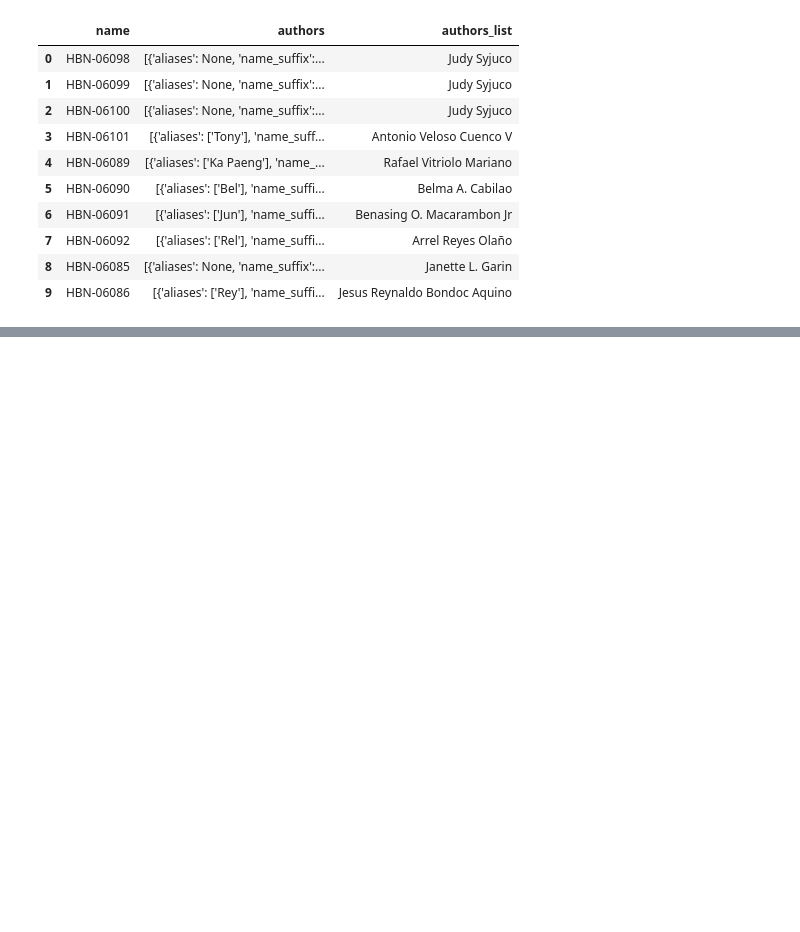
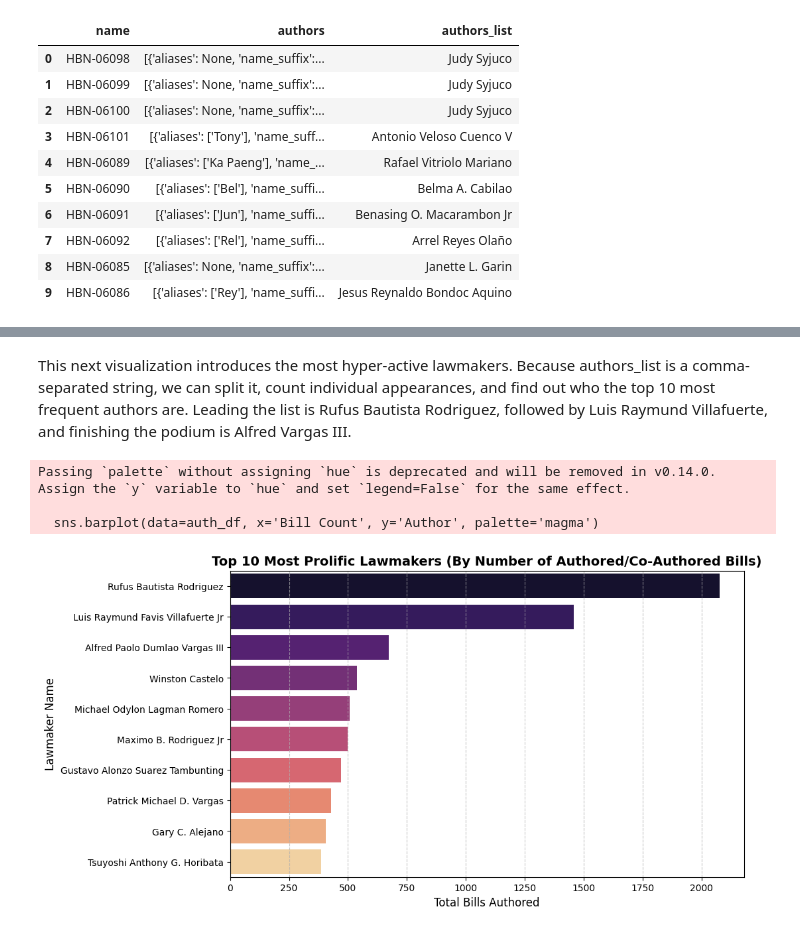
Before and after one commit to Lanzero225/Bills-Legislative-Intelligence-System-BILIS-, a Jupyter notebook: BILIS.ipynb, the cells around one changed output, grey strips where cells are left out. Saved outputs shown, nothing was run; the diff lists cells and outputs as text; code cells hidden in the pictures; blank space fills up the shorter version.

```diff
--- a/BILIS.ipynb
+++ b/BILIS.ipynb
@@ -454,0 +529,26 @@ house_bills.to_csv("combined_dataset_with_authors.csv", index=False)
+# %% [markdown]
+This next visualization introduces the most hyper-active lawmakers. Because authors_list is a comma-separated string, we can split it, count individual appearances, and find out who the top 10 most frequent authors are. Leading the list is Rufus Bautista Rodriguez, followed by Luis Raymund Villafuerte, and finishing the podium is Alfred Vargas III.
+# %%
+from collections import Counter
+
+all_authors = []
+for authors in enriched_bills_with_text['authors_list'].dropna():
+    all_authors.extend([auth.strip() for auth in authors.split(',') if auth.strip()])
+
+# Get the top 10 most common authors
+top_authors = Counter(all_authors).most_common(10)
+auth_df = pd.DataFrame(top_authors, columns=['Author', 'Bill Count'])
+
+plt.figure(figsize=(10, 6))
+sns.barplot(data=auth_df, x='Bill Count', y='Author', palette='magma')
+
+plt.title('Top 10 Most Prolific Lawmakers (By Number of Authored/Co-Authored Bills)', fontsize=14, fontweight='bold')
+plt.xlabel('Total Bills Authored', fontsize=12)
+plt.ylabel('Lawmaker Name', fontsize=12)
+plt.grid(axis='x', linestyle='--', alpha=0.7)
+plt.show()
+# %% [output]
+Passing `palette` without assigning `hue` is deprecated and will be removed in v0.14.0. Assign the `y` variable to `hue` and set `legend=False` for the same effect.
+
+  sns.barplot(data=auth_df, x='Bill Count', y='Author', palette='magma')
+[figure, added]
```
Also changed, not shown: parts of 87 cells of this notebook.
